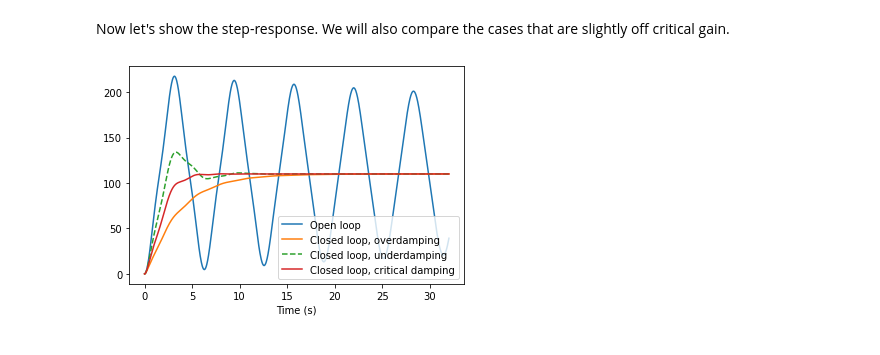
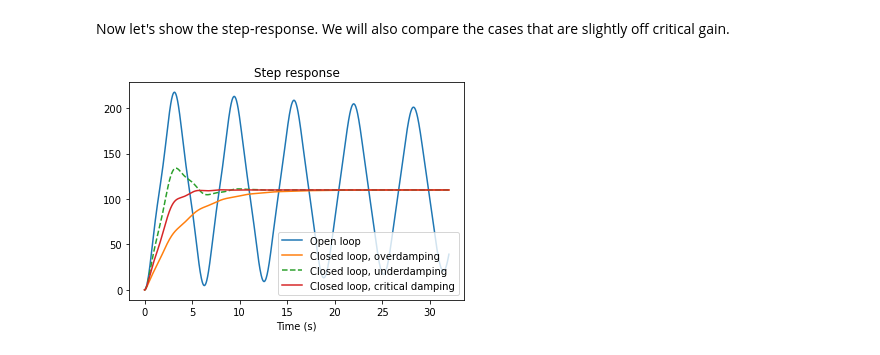
Before and after one commit to terrencetec/kontrol, a Jupyter notebook: docs/source/tutorials/regulator_feedback_critical_damping.ipynb, the cells around one changed output. Drawn from its saved outputs; the diff is of its cells as text; code cells hidden in the pictures.

```diff
--- a/docs/source/tutorials/regulator_feedback_critical_damping.ipynb
+++ b/docs/source/tutorials/regulator_feedback_critical_damping.ipynb
@@ -184,19 +194,19 @@ We will also compare the cases that are slightly off critical gain.
 # %%
 t = np.linspace(0, 32, 1024)
 
 _, step_open_loop = control.step_response(plant, T=t)
 _, step_closed_loop_overdamp = control.step_response(closed_loop_overdamp, T=t)
 _, step_closed_loop_underdamp = control.step_response(closed_loop_underdamp, T=t)
 
 _, step_closed_loop = control.step_response(closed_loop, T=t)
 
-
+plt.title("Step response")
 plt.plot(t, step_open_loop, label="Open loop")
 plt.plot(t, step_closed_loop_overdamp, label="Closed loop, overdamping")
 plt.plot(t, step_closed_loop_underdamp, "--", label="Closed loop, underdamping")
 plt.plot(t, step_closed_loop, label="Closed loop, critical damping")
 plt.legend(loc=0)
 plt.xlabel("Time (s)")
 plt.show()
 # %% [output]
-[figure, old version]
+[figure, new version]
```
Also changed, not shown: parts of 4 cells of this notebook, 6 other files.
